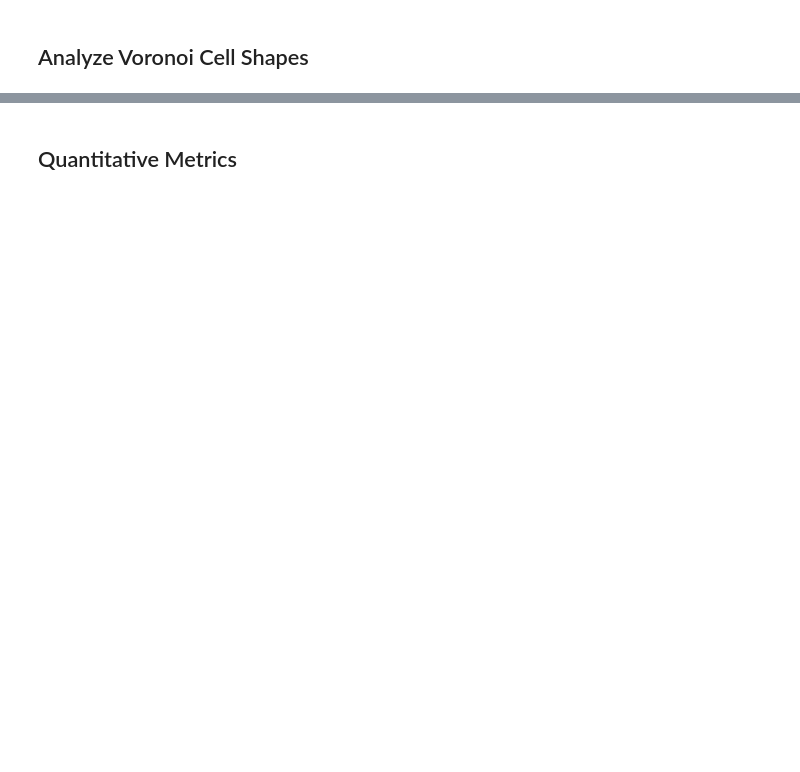
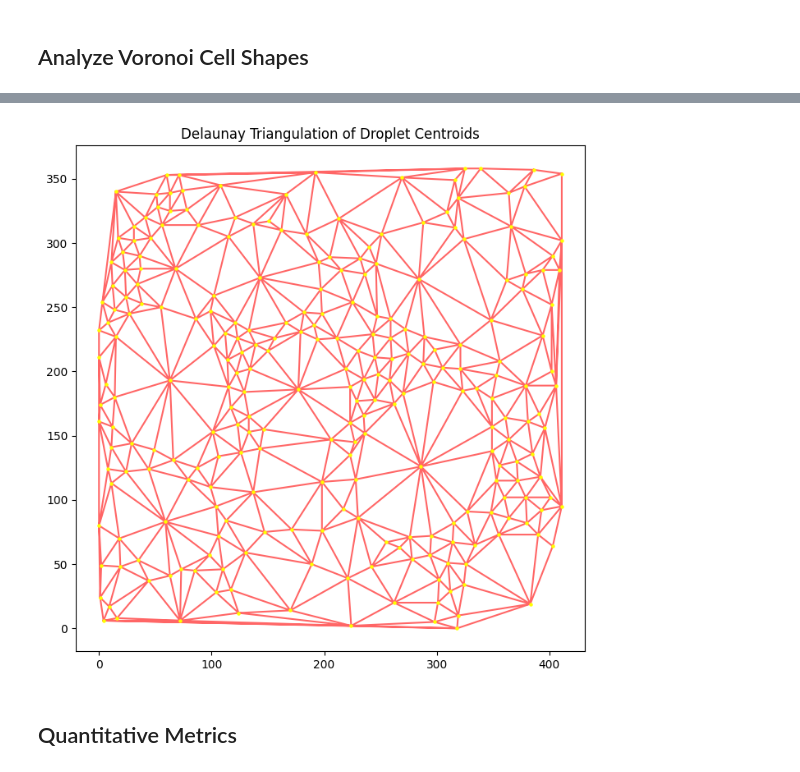
Before and after one commit to lemontang3/Python_Physics, a Jupyter notebook: Voronoi_Analysis.ipynb, the cells around one changed output, grey strips where cells are left out. Saved outputs shown, nothing was run; the diff lists cells and outputs as text; code cells hidden in the pictures; blank space fills up the shorter version.

```diff
--- a/Voronoi_Analysis.ipynb
+++ b/Voronoi_Analysis.ipynb
@@ -446,3 +514,27 @@ plt.show()
+# %%
+import cv2
+import numpy as np
+from scipy.spatial import Delaunay
+import matplotlib.pyplot as plt
+
+# Load SEM Image
+# Preprocess Image (assuming previous steps are done and centroids are detected)
+# This part assumes that centroids are already identified, e.g., using contours or other method
+
+# Example centroid array (replace with actual centroids)
+# centroids = np.array([[100, 150], [200, 250], [300, 350], ...])
+
+# Compute Delaunay Triangulation (corrected to use centroids as (x, y))
+tri = Delaunay(centroids)
+
+# Plotting the Image with Delaunay Triangulation
+fig, ax = plt.subplots(figsize=(8, 8))
+ax.triplot(centroids[:, 0], centroids[:, 1], tri.simplices, color='red', alpha=0.6)
+plt.scatter(centroids[:, 0], centroids[:, 1], c='yellow', s=5)
+plt.title('Delaunay Triangulation of Droplet Centroids')
+plt.show()
+# %% [output]
+[figure, added]
 # %% [markdown]
 ## Quantitative Metrics
 # %%
```
Also changed, not shown: parts of 7 cells of this notebook, 5 other files.
